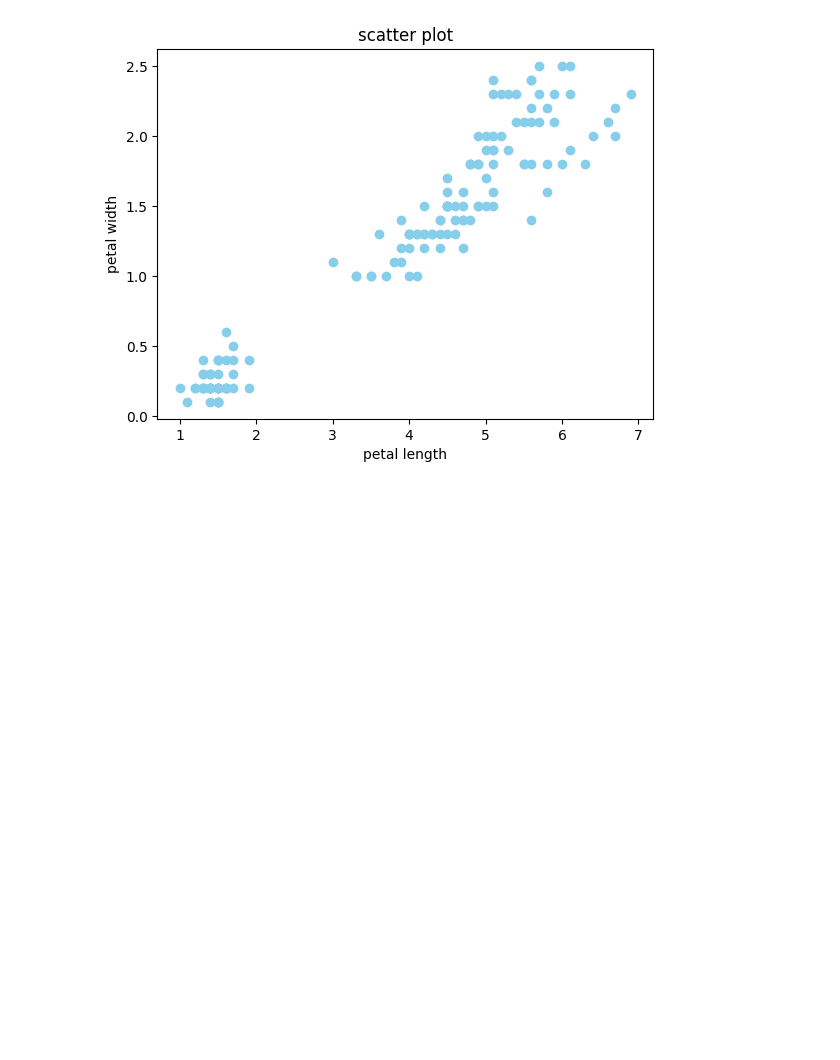
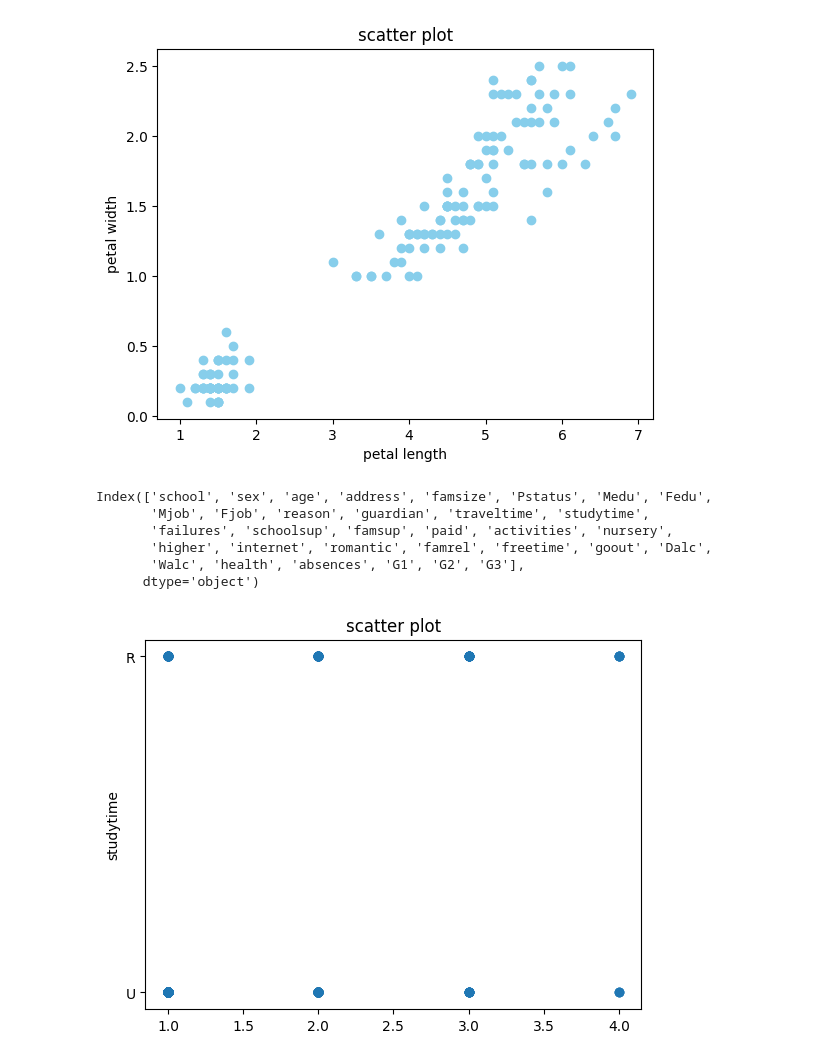
Before and after one commit to MDjunaidmgove/colab, a Jupyter notebook: dataaset.ipynb, the cells around one changed output. Drawn from its saved outputs; the diff is of its cells as text; code cells hidden in the pictures; blank space fills up the shorter version.

```diff
--- a/dataaset.ipynb
+++ b/dataaset.ipynb
@@ -182,3 +179,25 @@ plt.title('scatter plot')
 plt.show()
 # %% [output]
 [figure]
+# %%
+import pandas as pd
+import matplotlib.pyplot as plt
+file_name='/student-mat.csv'
+df=pd.read_csv('/content/student-mat.csv')
+df.colums=['school','sex','age','address','famsize','pstatus','medu','fedu']
+print(df.columns)
+x=df['traveltime']
+y=df['address']
+plt.scatter(x,y)
+plt.xlabel('')
+plt.ylabel('studytime')
+plt.title('scatter plot')
+plt.show()
+# %% [output]
+Index(['school', 'sex', 'age', 'address', 'famsize', 'Pstatus', 'Medu', 'Fedu',
+       'Mjob', 'Fjob', 'reason', 'guardian', 'traveltime', 'studytime',
+       'failures', 'schoolsup', 'famsup', 'paid', 'activities', 'nursery',
+       'higher', 'internet', 'romantic', 'famrel', 'freetime', 'goout', 'Dalc',
+       'Walc', 'health', 'absences', 'G1', 'G2', 'G3'],
+      dtype='object')
+[figure, added]
```
Also changed, not shown: parts of 1 cell of this notebook.
